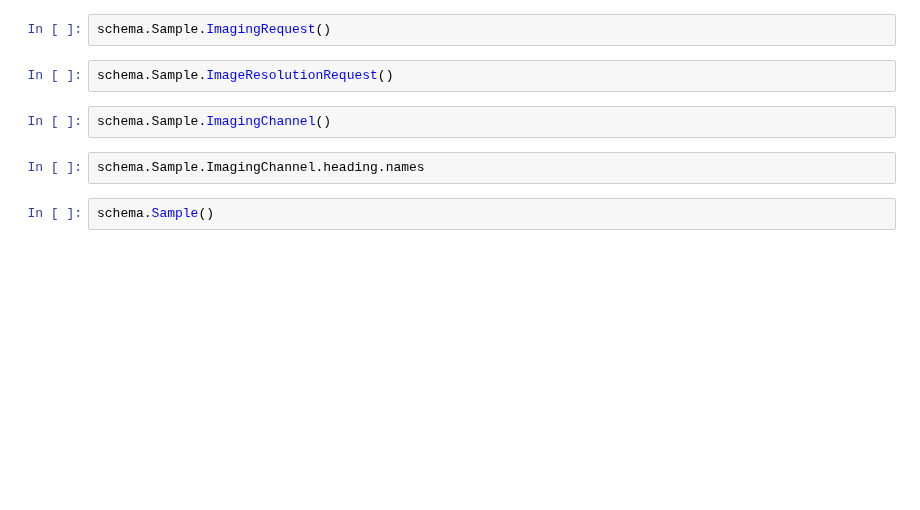
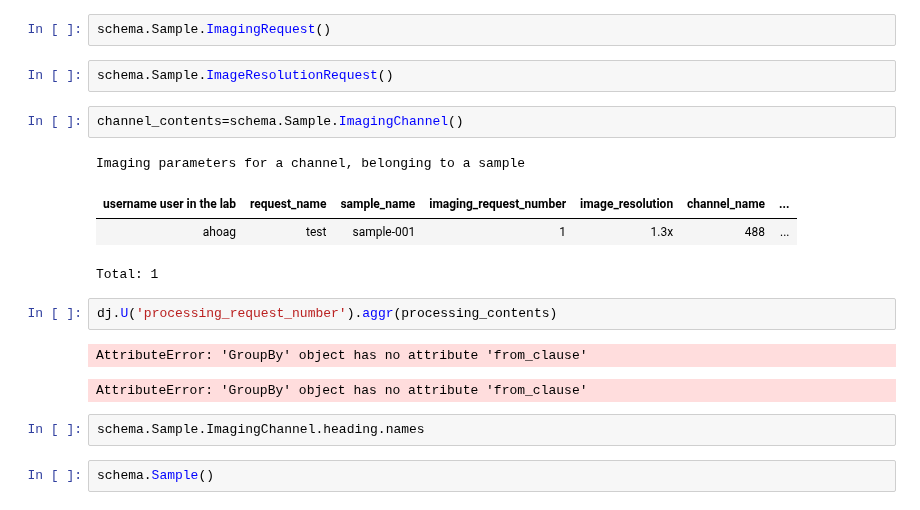
Before and after one commit to BrainCOGS/lightserv, a Jupyter notebook: notebooks/datajoint_sandbox.ipynb, the cells around one changed output. Drawn from its saved outputs; the diff is of its cells as text; blank space fills up the shorter version.

```diff
--- a/notebooks/datajoint_sandbox.ipynb
+++ b/notebooks/datajoint_sandbox.ipynb
@@ -85,7 +105,17 @@ schema.Sample.ImagingRequest()
 # %%
 schema.Sample.ImageResolutionRequest()
 # %%
-schema.Sample.ImagingChannel()
+channel_contents=schema.Sample.ImagingChannel()
+# %% [output]
+Imaging parameters for a channel, belonging to a sample
+| username user in the lab | request_name | sample_name | imaging_request_number | image_resolution | channel_name | ... |
+| ahoag | test | sample-001 | 1 | 1.3x | 488 | ... |
+Total: 1
+# %%
+dj.U('processing_request_number').aggr(processing_contents)
+# %% [output]
+AttributeError: 'GroupBy' object has no attribute 'from_clause'
+AttributeError: 'GroupBy' object has no attribute 'from_clause'
 # %%
 schema.Sample.ImagingChannel.heading.names
 # %%
```
Also changed, not shown: parts of 4 cells of this notebook, 4 other files.
